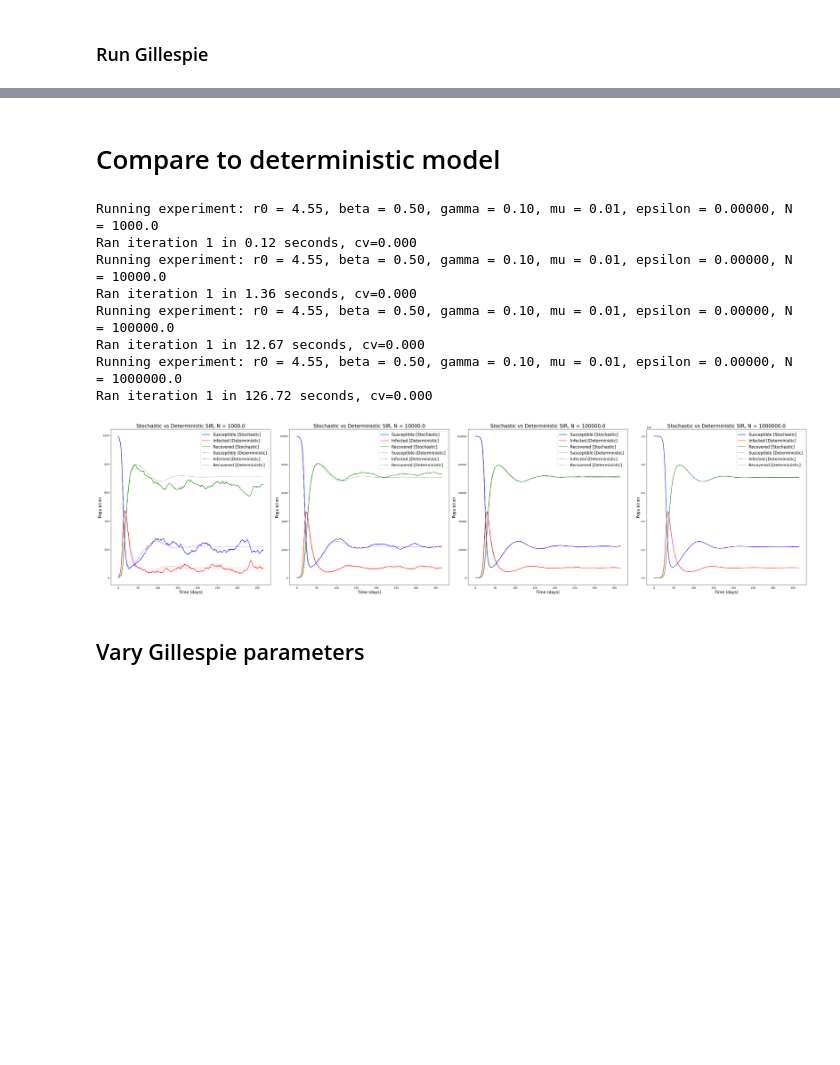
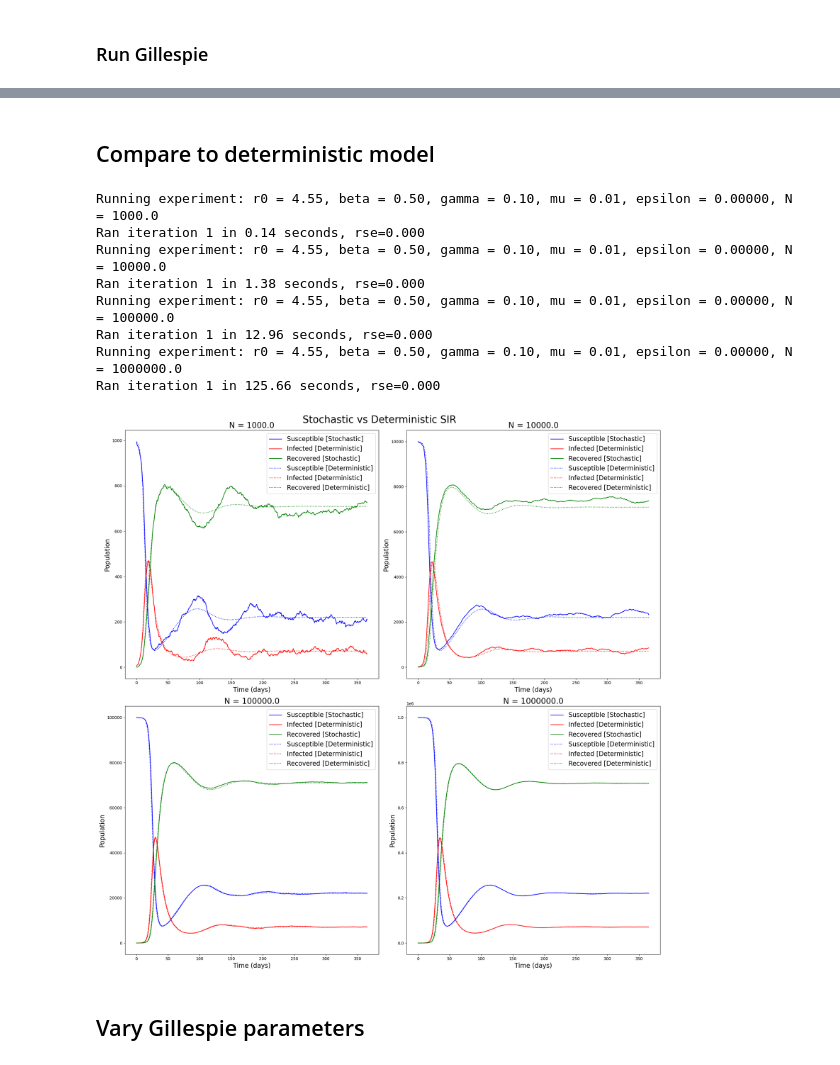
Before and after one commit to kylehtunis/stochastic-modeling, a Jupyter notebook: problem1.ipynb, the cells around one changed output, grey strips where cells are left out. Cells and saved outputs as stored; diff of their text form; code cells hidden in the pictures; blank space fills up the shorter version.

```diff
--- a/problem1.ipynb
+++ b/problem1.ipynb
@@ -308,46 +287,47 @@ Ran iteration 1 in 0.66 seconds, cv=0.000
 # %% [markdown]
-# Compare to deterministic model
+## Compare to deterministic model
 # %%
 def deterministic_sir(t, xyz, beta, gamma, mu):
     x, y, z = xyz
     n = x + y + z
     dxdt = mu * n - beta * (x/n) * y - mu * x
     dydt = beta * (x/n) * y - gamma * y - mu * y
     dzdt = gamma * y - mu * z
     return [dxdt, dydt, dzdt]
 
 ns = [1e3, 1e4, 1e5, 1e6]
-fig, ax = plt.subplots(1, 4, figsize=(20, 5))
+fig, ax = plt.subplots(2, 2, figsize=(20, 20))
 for i, n in enumerate(ns):
     params = Gillespie_Parameters(population_size=n, initial_infected=initial_infected, beta=0.5, gamma=0.1, mu=0.01)
     experiment = Experiment(params, events, sim_length, data_rate=data_rate)
     res = experiment.run().mean_result()
     sol = experiment.integrate_deterministic_sir(deterministic_sir)
 
-    ax[i].plot(res.t, res.X, 'b', label='Susceptible [Stochastic]')
-    ax[i].plot(res.t, res.Y, 'r', label='Infected [Deterministic]')
-    ax[i].plot(res.t, res.Z, 'g', label='Recovered [Stochastic]')
-    ax[i].plot(sol.t, sol.y[0], 'b:', label='Susceptible [Deterministic]')
-    ax[i].plot(sol.t, sol.y[1], 'r:', label='Infected [Deterministic]')
-    ax[i].plot(sol.t, sol.y[2], 'g:', label='Recovered [Deterministic]')
-    ax[i].legend(fontsize=16)
-    ax[i].set_title(f'Stochastic vs Deterministic SIR, N = {n}', fontsize=20)
-    ax[i].set_xlabel('Time (days)', fontsize=16)
-    ax[i].set_ylabel('Population', fontsize=16)
+    ax[int(i/2), i%2].plot(res.t, res.X, 'b', label='Susceptible [Stochastic]')
+    ax[int(i/2), i%2].plot(res.t, res.Y, 'r', label='Infected [Deterministic]')
+    ax[int(i/2), i%2].plot(res.t, res.Z, 'g', label='Recovered [Stochastic]')
+    ax[int(i/2), i%2].plot(sol.t, sol.y[0], 'b:', label='Susceptible [Deterministic]')
+    ax[int(i/2), i%2].plot(sol.t, sol.y[1], 'r:', label='Infected [Deterministic]')
+    ax[int(i/2), i%2].plot(sol.t, sol.y[2], 'g:', label='Recovered [Deterministic]')
+    ax[int(i/2), i%2].legend(fontsize=16)
+    ax[int(i/2), i%2].set_title(f'N = {n}', fontsize=20)
+    ax[int(i/2), i%2].set_xlabel('Time (days)', fontsize=16)
+    ax[int(i/2), i%2].set_ylabel('Population', fontsize=16)
 
 plt.suptitle('Stochastic vs Deterministic SIR', fontsize=25)
 plt.tight_layout()
+plt.savefig('./plots/event_based/stochastic-vs-deterministic-sir.png')
 plt.show()
 # %% [output]
 Running experiment: r0 = 4.55, beta = 0.50, gamma = 0.10, mu = 0.01, epsilon = 0.00000, N = 1000.0
-Ran iteration 1 in 0.12 seconds, cv=0.000
+Ran iteration 1 in 0.14 seconds, rse=0.000
 Running experiment: r0 = 4.55, beta = 0.50, gamma = 0.10, mu = 0.01, epsilon = 0.00000, N = 10000.0
-Ran iteration 1 in 1.36 seconds, cv=0.000
+Ran iteration 1 in 1.38 seconds, rse=0.000
 Running experiment: r0 = 4.55, beta = 0.50, gamma = 0.10, mu = 0.01, epsilon = 0.00000, N = 100000.0
-Ran iteration 1 in 12.67 seconds, cv=0.000
+Ran iteration 1 in 12.96 seconds, rse=0.000
 Running experiment: r0 = 4.55, beta = 0.50, gamma = 0.10, mu = 0.01, epsilon = 0.00000, N = 1000000.0
-Ran iteration 1 in 126.72 seconds, cv=0.000
+Ran iteration 1 in 125.66 seconds, rse=0.000
-[figure, old version]
+[figure, new version]
 # %% [markdown]
 ## Vary Gillespie parameters
 # %% [markdown]
```
Also changed, not shown: parts of 16 cells of this notebook.
